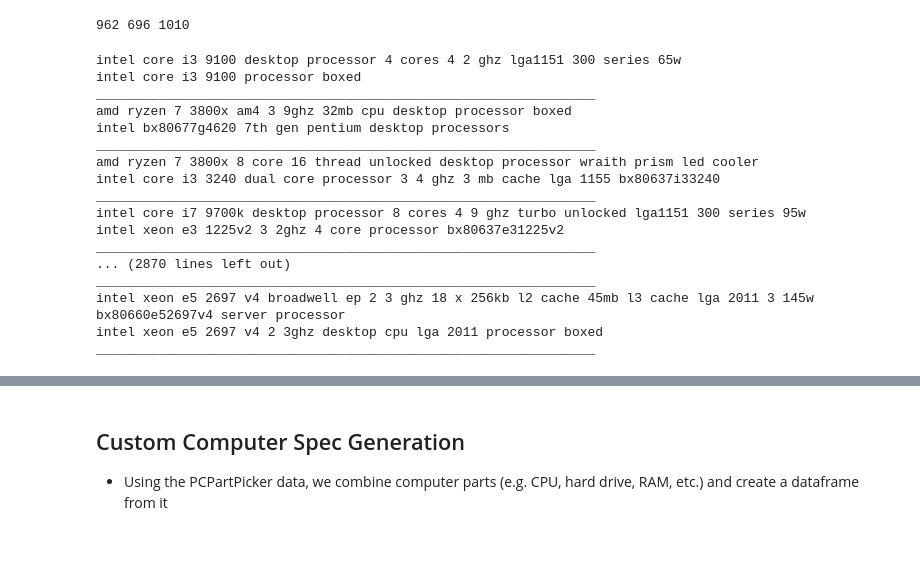
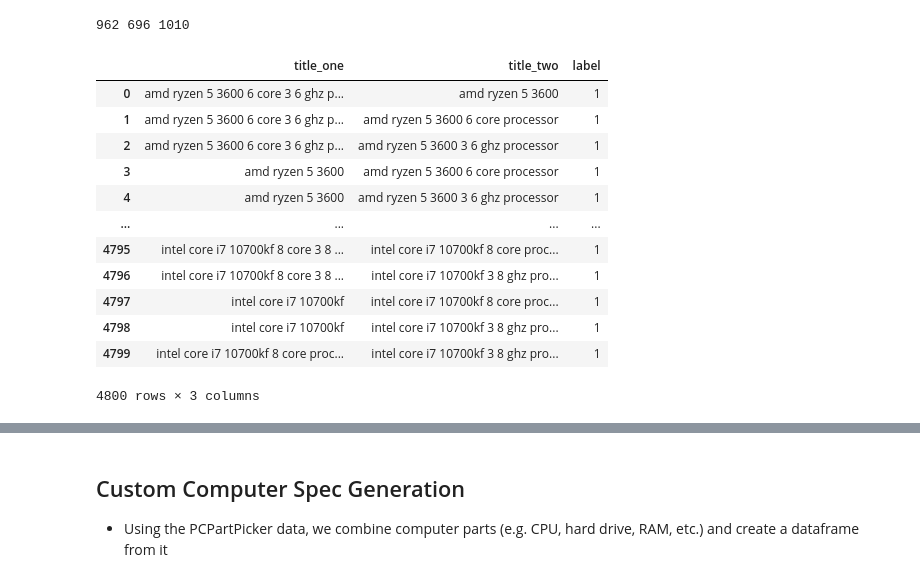
Before and after one commit to Mascerade/supervised-product-matching, a Jupyter notebook: TestingGrounds.ipynb, the cells around one changed output, grey strips where cells are left out. Saved outputs shown, nothing was run; the diff lists cells and outputs as text; code cells hidden in the pictures; blank space fills up the shorter version.

Commit message:
able to add new cpu data

```diff
--- a/TestingGrounds.ipynb
+++ b/TestingGrounds.ipynb
@@ -524,23 +524,59 @@ final_hard_drive_data = create_final_data(pos_hard_drive_data, neg_hard_drive_da
 print(len(final_cpu_data), len(final_ram_data), len(final_hard_drive_data))
 # %% [output]
 962 696 1010
-# %%
-print_dataframe(final_cpu_data)
-# %% [output]
-intel core i3 9100 desktop processor 4 cores 4 2 ghz lga1151 300 series 65w
-intel core i3 9100 processor boxed
-________________________________________________________________
-amd ryzen 7 3800x am4 3 9ghz 32mb cpu desktop processor boxed
-intel bx80677g4620 7th gen pentium desktop processors
-________________________________________________________________
-amd ryzen 7 3800x 8 core 16 thread unlocked desktop processor wraith prism led cooler
-intel core i3 3240 dual core processor 3 4 ghz 3 mb cache lga 1155 bx80637i33240
-________________________________________________________________
-intel core i7 9700k desktop processor 8 cores 4 9 ghz turbo unlocked lga1151 300 series 95w
-intel xeon e3 1225v2 3 2ghz 4 core processor bx80637e31225v2
-________________________________________________________________
-... (2870 lines left out)
-________________________________________________________________
-intel xeon e5 2697 v4 broadwell ep 2 3 ghz 18 x 256kb l2 cache 45mb l3 cache lga 2011 3 145w bx80660e52697v4 server processor
-intel xeon e5 2697 v4 2 3ghz desktop cpu lga 2011 processor boxed
-________________________________________________________________
+# %%
+def cpu_variations(cpu):
+    temp = []
+
+    # The would be something like 'amd ryzen 5 3600 6 cores 3.6 ghz processor'
+    temp.append(remove_stop_words('{} {} core {} processor'.format(cpu['name'], cpu['cores'], cpu['core_clock'])))
+
+    # Just the base 'amd ryzen 5 3600'
+    temp.append(remove_stop_words(cpu['name']))
+
+    # Add in only cores 'amd ryzen 5 3600 6 core processor'
+    temp.append(remove_stop_words('{} {} core processor'.format(cpu['name'], cpu['cores'])))
+
+    # Add in only ghz 'amd ryzen 5 3600 3.6 ghz processor'
+    temp.append(remove_stop_words('{} {} processor'.format(cpu['name'], cpu['core_clock'])))
+
+    return temp
+# %%
+# Generate positive cpu data
+def generate_pos_cpu_data():
+    cpu_df = pd.read_csv('data/train/cpu_data.csv')
+    cpu_df_iloc = cpu_df.iloc()
+    pos_df = []
+
+    # The data is (name, cores, core_clock)
+    for idx in tqdm(range(len(cpu_df))):
+        # For creating combinations
+        temp = []
+        cpu = cpu_df_iloc[idx]
+
+        # Returns combos of the attributes of the CPU
+        temp = cpu_variations(cpu)
+
+        combs = list(combinations(temp, 2))
+        for comb in combs:
+            pos_df.append([comb[0], comb[1], 1])
+
+    return pd.DataFrame(pos_df, columns=['title_one', 'title_two', 'label'])
+# %%
+pos_cpu_gen = generate_pos_cpu_data()
+# %%
+pos_cpu_gen
+# %% [output]
+|  | title_one | title_two | label |
+| 0 | amd ryzen 5 3600 6 core 3 6 ghz p... | amd ryzen 5 3600 | 1 |
+| 1 | amd ryzen 5 3600 6 core 3 6 ghz p... | amd ryzen 5 3600 6 core processor | 1 |
+| 2 | amd ryzen 5 3600 6 core 3 6 ghz p... | amd ryzen 5 3600 3 6 ghz processor | 1 |
+| 3 | amd ryzen 5 3600 | amd ryzen 5 3600 6 core processor | 1 |
+| 4 | amd ryzen 5 3600 | amd ryzen 5 3600 3 6 ghz processor | 1 |
+| ... | ... | ... | ... |
+| 4795 | intel core i7 10700kf 8 core 3 8 ... | intel core i7 10700kf 8 core proc... | 1 |
+| 4796 | intel core i7 10700kf 8 core 3 8 ... | intel core i7 10700kf 3 8 ghz pro... | 1 |
+| 4797 | intel core i7 10700kf | intel core i7 10700kf 8 core proc... | 1 |
+| 4798 | intel core i7 10700kf | intel core i7 10700kf 3 8 ghz pro... | 1 |
+| 4799 | intel core i7 10700kf 8 core proc... | intel core i7 10700kf 3 8 ghz pro... | 1 |
+4800 rows × 3 columns
```
Also changed, not shown: parts of 3 cells of this notebook.
